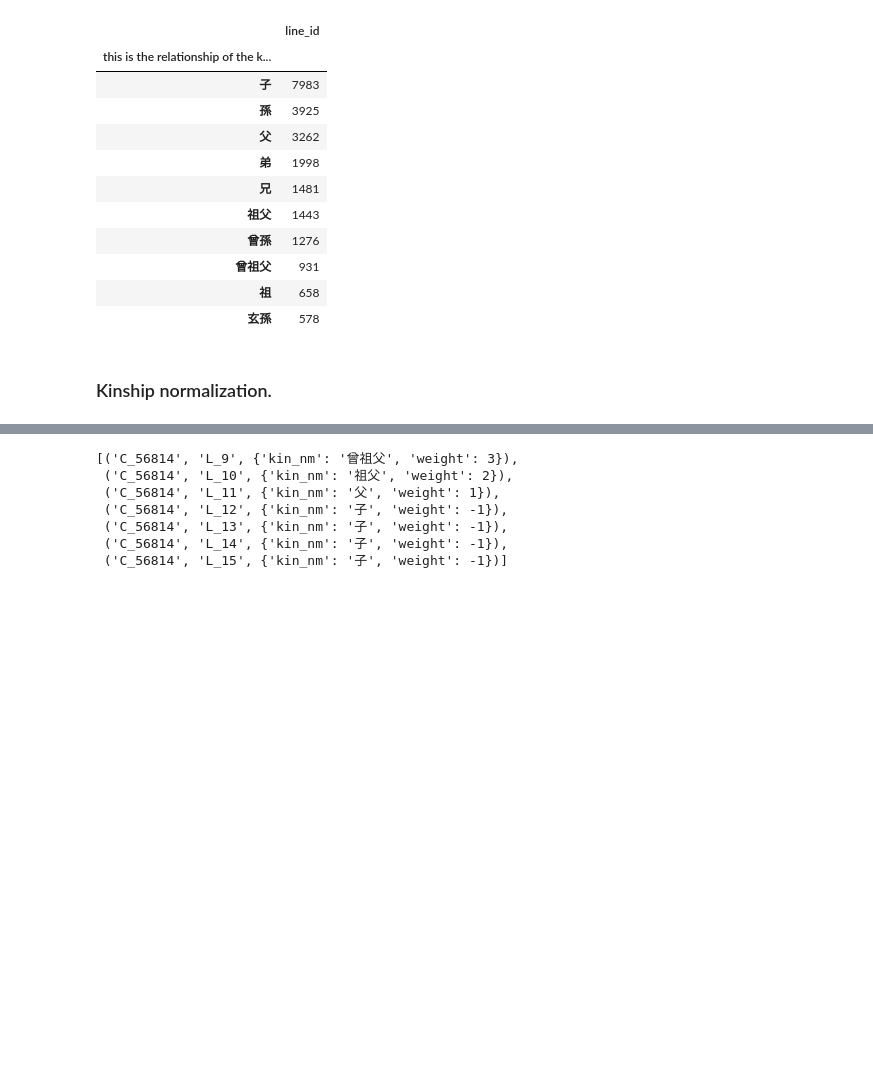
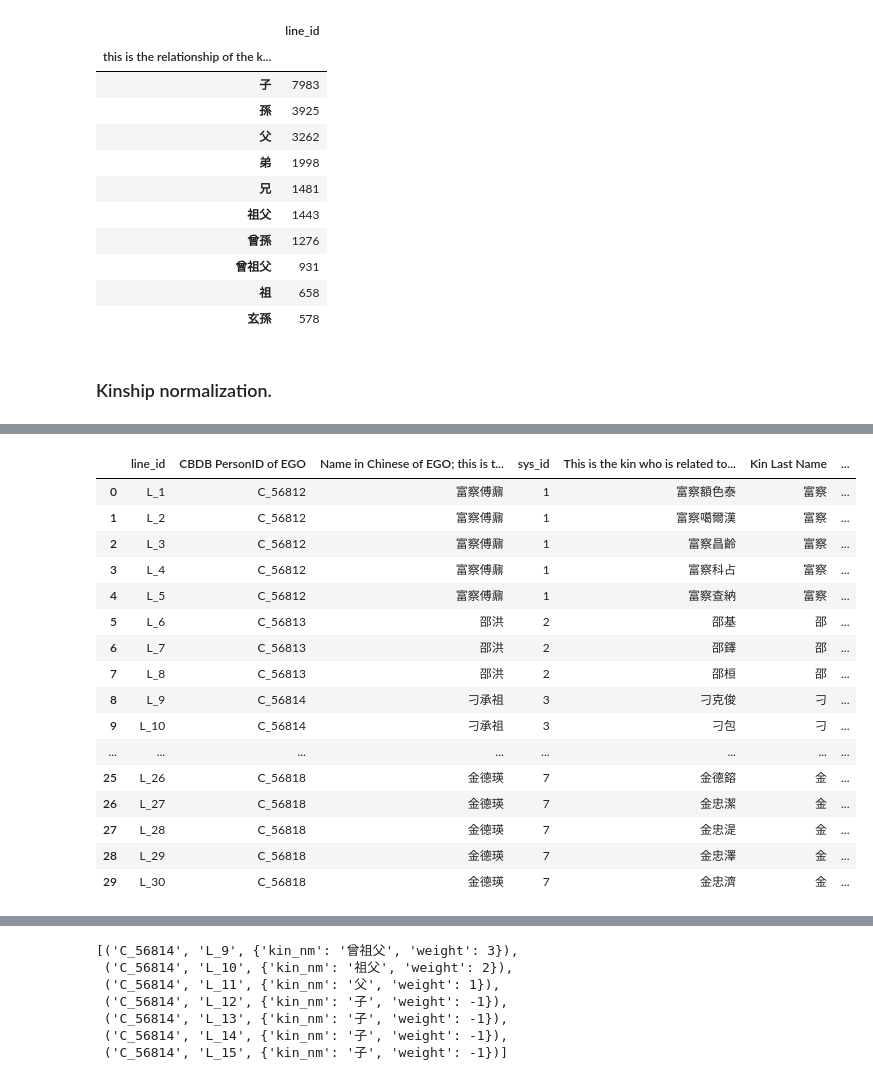
Before and after one commit to cbdb-project/CBDB_Laxmi, a Jupyter notebook: tts_cbdb_disamb/script/tts_cbdb_disamb.ipynb, the cells around one changed output, grey strips where cells are left out. Saved outputs shown, nothing was run; the diff lists cells and outputs as text; code cells hidden in the pictures; blank space fills up the shorter version.

```diff
--- a/tts_cbdb_disamb/script/tts_cbdb_disamb.ipynb
+++ b/tts_cbdb_disamb/script/tts_cbdb_disamb.ipynb
@@ -118,3 +104,23 @@ df_kin_tts.sample(10)
+# %%
+df_kin_tts.head(30)
+# %% [output]
+|  | line_id | CBDB PersonID of EGO | Name in Chinese of EGO; this is t... | sys_id | This is the kin who is related to... | Kin Last Name | ... |
+| 0 | L_1 | C_56812 | 富察傅鼐 | 1 | 富察額色泰 | 富察 | ... |
+| 1 | L_2 | C_56812 | 富察傅鼐 | 1 | 富察噶爾漢 | 富察 | ... |
+| 2 | L_3 | C_56812 | 富察傅鼐 | 1 | 富察昌齡 | 富察 | ... |
+| 3 | L_4 | C_56812 | 富察傅鼐 | 1 | 富察科占 | 富察 | ... |
+| 4 | L_5 | C_56812 | 富察傅鼐 | 1 | 富察查納 | 富察 | ... |
+| 5 | L_6 | C_56813 | 邵洪 | 2 | 邵基 | 邵 | ... |
+| 6 | L_7 | C_56813 | 邵洪 | 2 | 邵鐸 | 邵 | ... |
+| 7 | L_8 | C_56813 | 邵洪 | 2 | 邵桓 | 邵 | ... |
+| 8 | L_9 | C_56814 | 刁承祖 | 3 | 刁克俊 | 刁 | ... |
+| 9 | L_10 | C_56814 | 刁承祖 | 3 | 刁包 | 刁 | ... |
+| ... | ... | ... | ... | ... | ... | ... | ... |
+| 25 | L_26 | C_56818 | 金德瑛 | 7 | 金德鎔 | 金 | ... |
+| 26 | L_27 | C_56818 | 金德瑛 | 7 | 金忠潔 | 金 | ... |
+| 27 | L_28 | C_56818 | 金德瑛 | 7 | 金忠湜 | 金 | ... |
+| 28 | L_29 | C_56818 | 金德瑛 | 7 | 金忠澤 | 金 | ... |
+| 29 | L_30 | C_56818 | 金德瑛 | 7 | 金忠濟 | 金 | ... |
 # %%
 g_tts_kin=nx.Graph()
 for index in tqdm(df_kin_tts.index):
```
Also changed, not shown: parts of 12 cells of this notebook.
